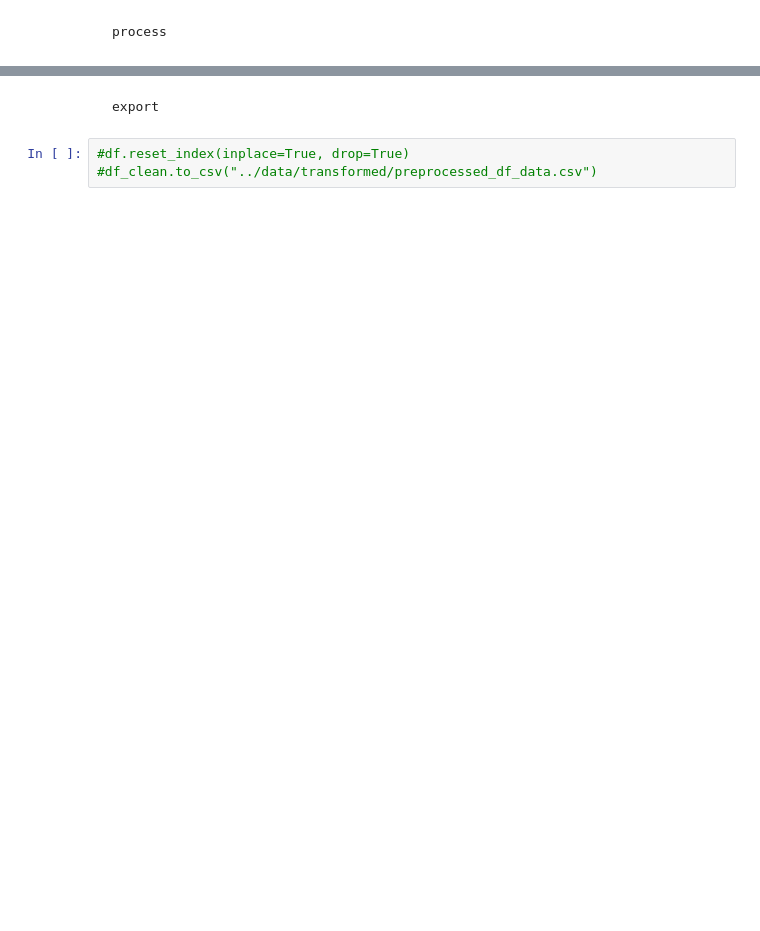
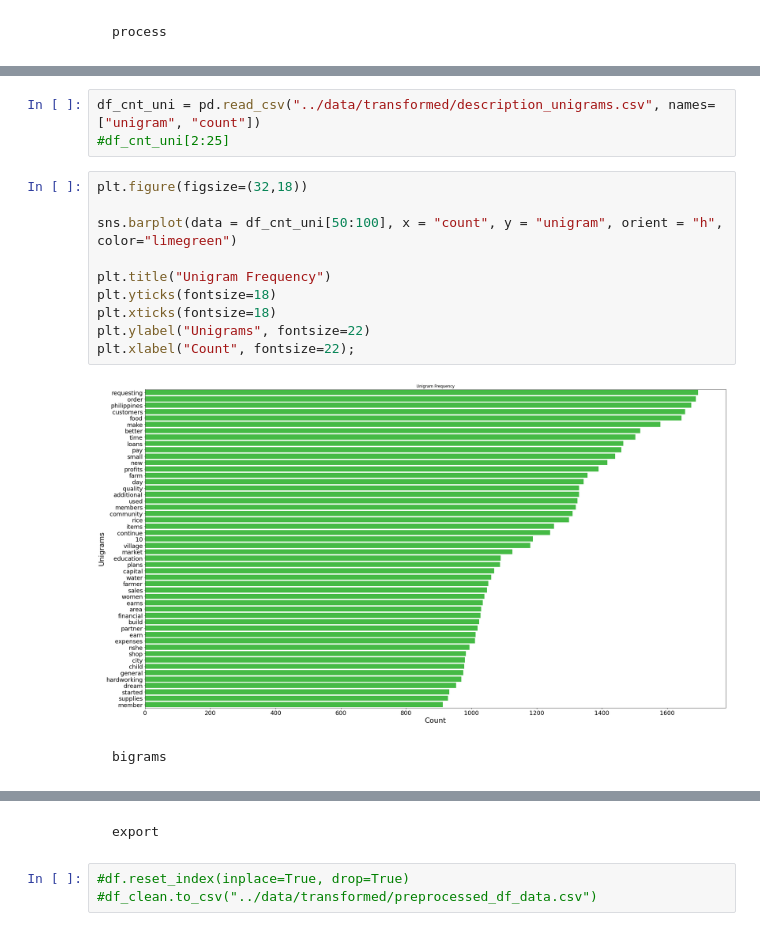
Before and after one commit to mludwig137/gini-microloan-recommender-system, a Jupyter notebook: code/02_Preprocessing.ipynb, the cells around one changed output, grey strips where cells are left out. Drawn from its saved outputs; the diff is of its cells as text; blank space fills up the shorter version.

```diff
--- a/code/02_Preprocessing.ipynb
+++ b/code/02_Preprocessing.ipynb
@@ -67,0 +159,17 @@ def free_form_sent(df, column_name):
+# %%
+df_cnt_uni = pd.read_csv("../data/transformed/description_unigrams.csv", names=["unigram", "count"])
+#df_cnt_uni[2:25]
+# %%
+plt.figure(figsize=(32,18))
+
+sns.barplot(data = df_cnt_uni[50:100], x = "count", y = "unigram", orient = "h", color="limegreen")
+
+plt.title("Unigram Frequency")
+plt.yticks(fontsize=18)
+plt.xticks(fontsize=18)
+plt.ylabel("Unigrams", fontsize=22)
+plt.xlabel("Count", fontsize=22);
+# %% [output]
+[figure, added]
+# %% [markdown]
+    bigrams
```
Also changed, not shown: parts of 32 cells of this notebook, 1 other file.
